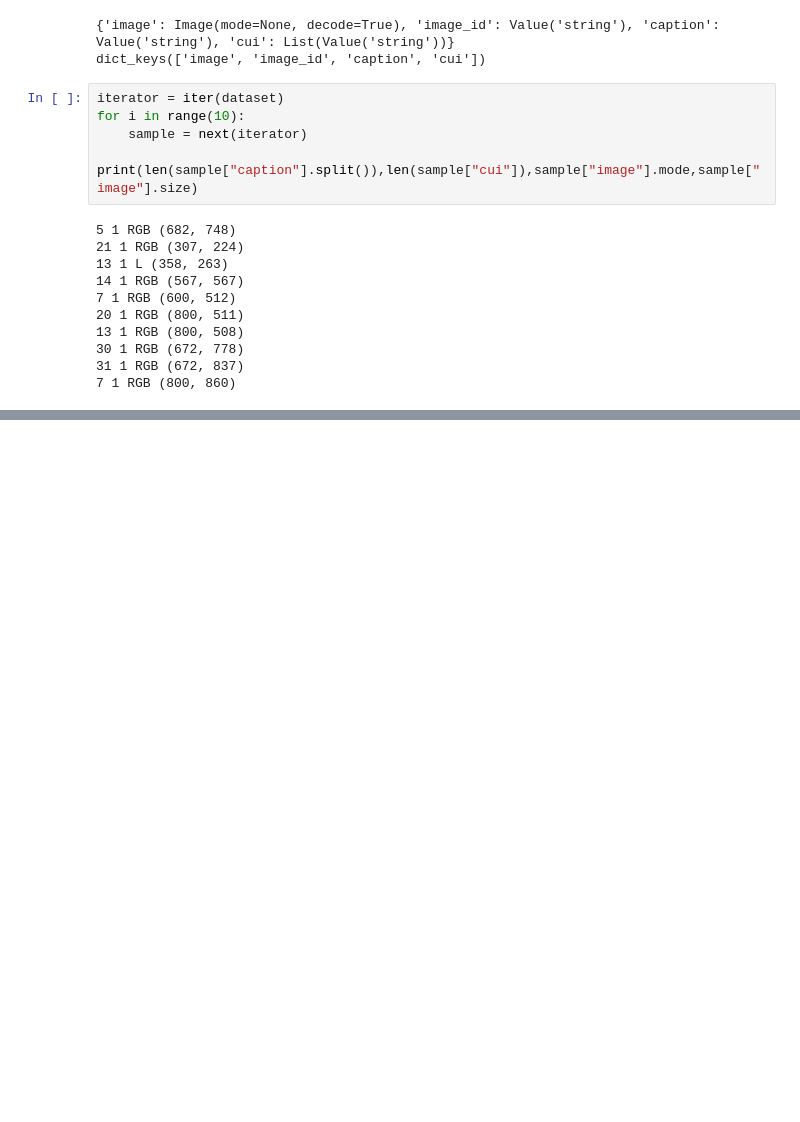
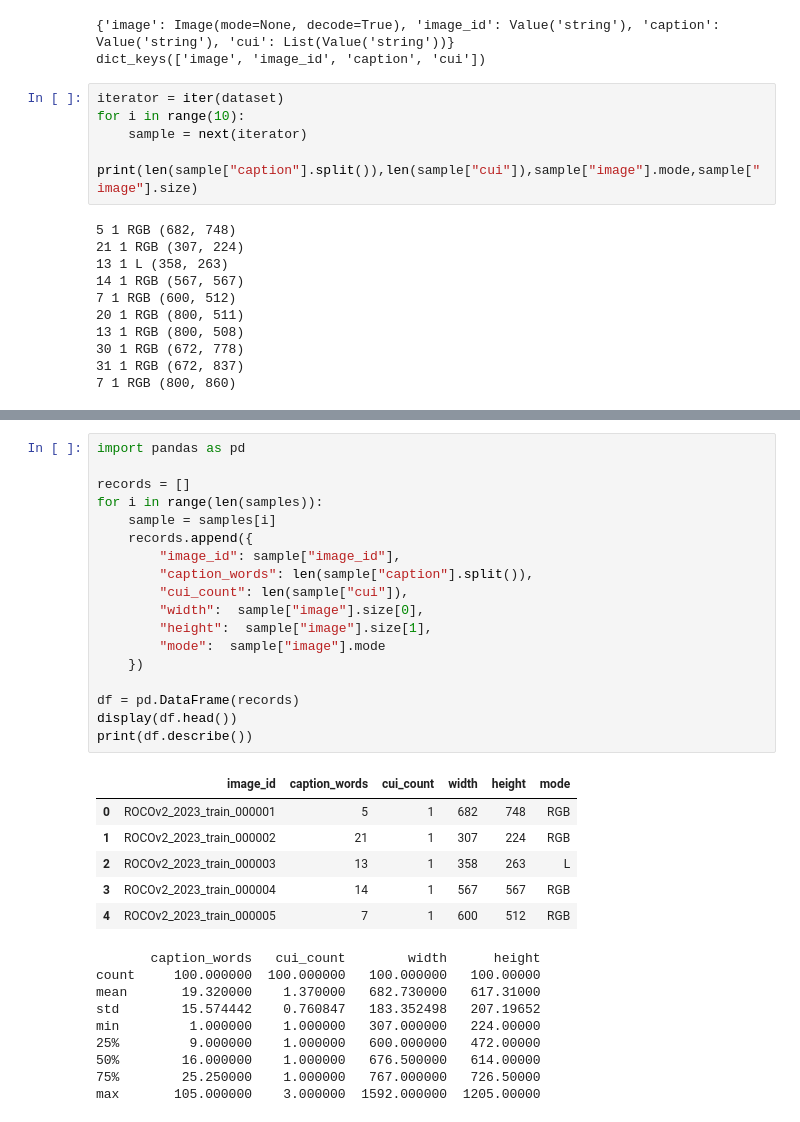
Before and after one commit to Chang195/NeuroMed-VLM, a Jupyter notebook: explore_data.ipynb, the cells around one changed output, grey strips where cells are left out. Saved outputs shown, nothing was run; the diff lists cells and outputs as text; blank space fills up the shorter version.

```diff
--- a/explore_data.ipynb
+++ b/explore_data.ipynb
@@ -49,0 +64,34 @@ for i in range(10):
+# %%
+import pandas as pd
+
+records = []
+for i in range(len(samples)):
+    sample = samples[i]
+    records.append({
+        "image_id": sample["image_id"],
+        "caption_words": len(sample["caption"].split()),
+        "cui_count": len(sample["cui"]),
+        "width":  sample["image"].size[0],
+        "height":  sample["image"].size[1],
+        "mode":  sample["image"].mode
+    })
+
+df = pd.DataFrame(records)
+display(df.head())
+print(df.describe())
+# %% [output]
+|  | image_id | caption_words | cui_count | width | height | mode |
+| 0 | ROCOv2_2023_train_000001 | 5 | 1 | 682 | 748 | RGB |
+| 1 | ROCOv2_2023_train_000002 | 21 | 1 | 307 | 224 | RGB |
+| 2 | ROCOv2_2023_train_000003 | 13 | 1 | 358 | 263 | L |
+| 3 | ROCOv2_2023_train_000004 | 14 | 1 | 567 | 567 | RGB |
+| 4 | ROCOv2_2023_train_000005 | 7 | 1 | 600 | 512 | RGB |
+       caption_words   cui_count        width      height
+count     100.000000  100.000000   100.000000   100.00000
+mean       19.320000    1.370000   682.730000   617.31000
+std        15.574442    0.760847   183.352498   207.19652
+min         1.000000    1.000000   307.000000   224.00000
+25%         9.000000    1.000000   600.000000   472.00000
+50%        16.000000    1.000000   676.500000   614.00000
+75%        25.250000    1.000000   767.000000   726.50000
+max       105.000000    3.000000  1592.000000  1205.00000
```
Also changed, not shown: parts of 6 cells of this notebook, 1 other file.
